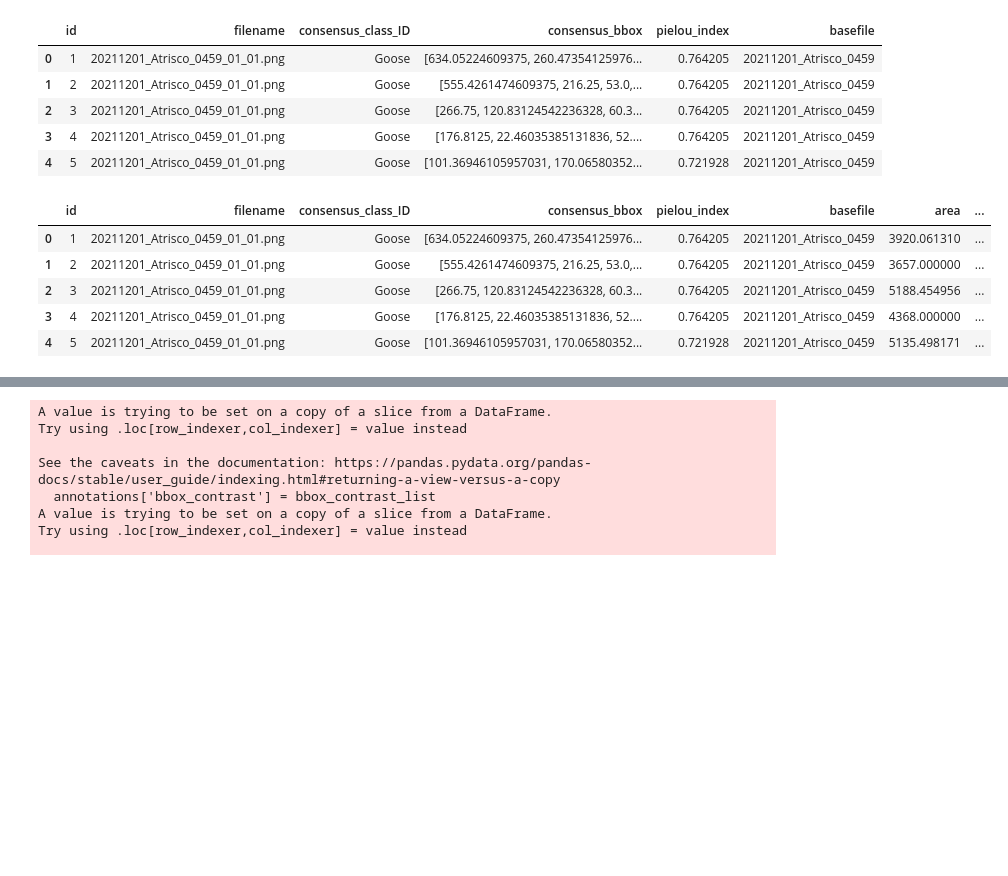
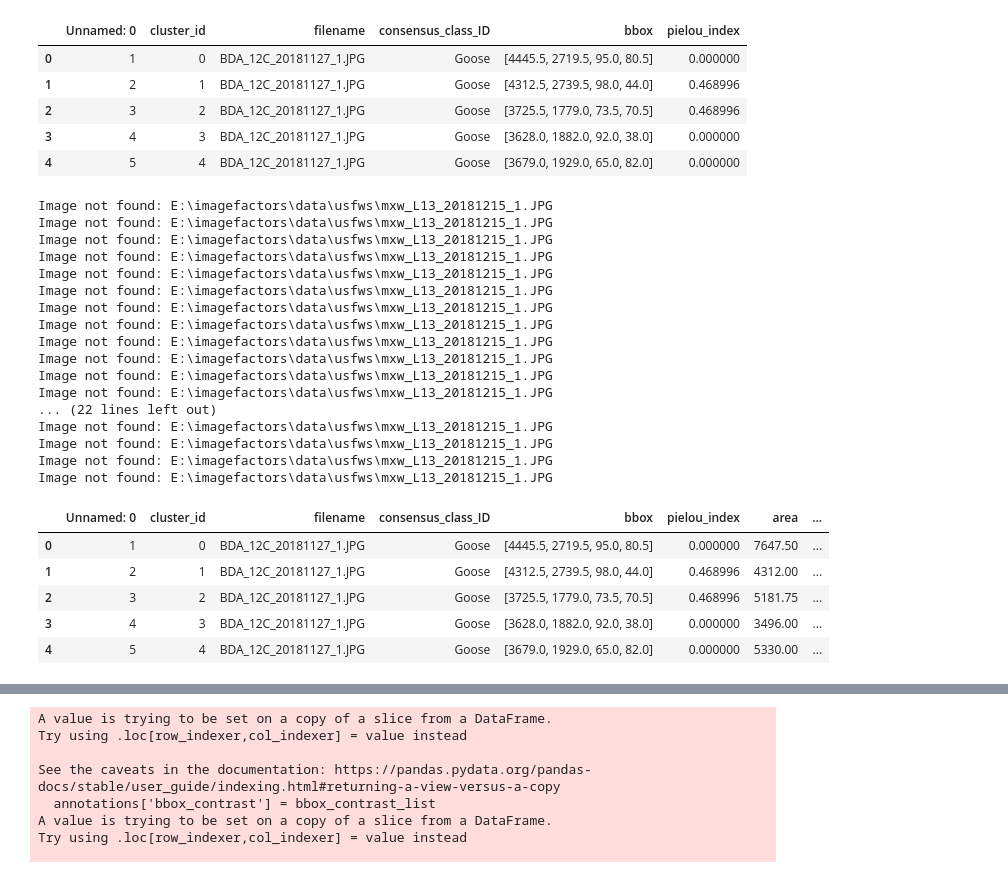
Before and after one commit to ASPIRE-collab/drones4ducks-optimizing, a Jupyter notebook: utils/texture/annotationfactors_expert.ipynb, the cells around one changed output, grey strips where cells are left out. Cells and saved outputs as stored; diff of their text form; code cells hidden in the pictures; blank space fills up the shorter version.

```diff
--- a/utils/texture/annotationfactors_expert.ipynb
+++ b/utils/texture/annotationfactors_expert.ipynb
@@ -10,34 +10,53 @@ import ast
 import numpy as np
 # %%
 #Analysis annotations
-path = "E:\\imagefactors\\data\\consensusLabels_agreementIndex.csv"
+path = "E:\\imagefactors\\data\\expertconsensusLabels_agreementIndex_Superclass.csv"
 with open(path) as f:
   df = pd.read_csv(f)
 
+#path = "E:\\imagefactors\\data\\expertconsensusLabels_agreementIndex_Spp.csv"
+#with open(path) as f:
+#  df = pd.read_csv(f)
+
 #Fixing how bounding boxes are read for the analysis labels
 def eval_bbox_refined(row):
-    if pd.notnull(row['consensus_bbox']):
-        return ast.literal_eval(row['consensus_bbox'])
+    if pd.notnull(row['bbox']):
+        return ast.literal_eval(row['bbox'])
     else:
         return None
 # Apply the function to the 'bbox_refined' column and save the results
-df['consensus_bbox'] = df.apply(eval_bbox_refined, axis=1)
-
-#Creating a base file column to match tiles to full images later
-df["basefile"] = [x[:-10] for x in df['filename']]
+df['bbox'] = df.apply(eval_bbox_refined, axis=1)
 
 df.head()
 # %% [output]
-|  | id | filename | consensus_class_ID | consensus_bbox | pielou_index | basefile |
-| 0 | 1 | 20211201_Atrisco_0459_01_01.png | Goose | [634.05224609375, 260.47354125976... | 0.764205 | 20211201_Atrisco_0459 |
-| 1 | 2 | 20211201_Atrisco_0459_01_01.png | Goose | [555.4261474609375, 216.25, 53.0,... | 0.764205 | 20211201_Atrisco_0459 |
-| 2 | 3 | 20211201_Atrisco_0459_01_01.png | Goose | [266.75, 120.83124542236328, 60.3... | 0.764205 | 20211201_Atrisco_0459 |
-| 3 | 4 | 20211201_Atrisco_0459_01_01.png | Goose | [176.8125, 22.46035385131836, 52.... | 0.764205 | 20211201_Atrisco_0459 |
-| 4 | 5 | 20211201_Atrisco_0459_01_01.png | Goose | [101.36946105957031, 170.06580352... | 0.721928 | 20211201_Atrisco_0459 |
+|  | Unnamed: 0 | cluster_id | filename | consensus_class_ID | bbox | pielou_index |
+| 0 | 1 | 0 | BDA_12C_20181127_1.JPG | Goose | [4445.5, 2719.5, 95.0, 80.5] | 0.000000 |
+| 1 | 2 | 1 | BDA_12C_20181127_1.JPG | Goose | [4312.5, 2739.5, 98.0, 44.0] | 0.468996 |
+| 2 | 3 | 2 | BDA_12C_20181127_1.JPG | Goose | [3725.5, 1779.0, 73.5, 70.5] | 0.468996 |
+| 3 | 4 | 3 | BDA_12C_20181127_1.JPG | Goose | [3628.0, 1882.0, 92.0, 38.0] | 0.000000 |
+| 4 | 5 | 4 | BDA_12C_20181127_1.JPG | Goose | [3679.0, 1929.0, 65.0, 82.0] | 0.000000 |
+# %%
+#IF RESUMING FROM A SAVED POINT
+path = "E:/imagefactors/data/expert_imagefactors_superclass.csv"
+with open(path) as f:
+  df = pd.read_csv(f)
+
+#path = "E:/imagefactors/data/expert_imagefactors_SPP.csv"
+#with open(path) as f:
+#  df = pd.read_csv(f)
+
+#Fixing how bounding boxes are read for the analysis labels
+def eval_bbox_refined(row):
+    if pd.notnull(row['consensus_bbox']):
+        return ast.literal_eval(row['consensus_bbox'])
+    else:
+        return None
+# Apply the function to the 'bbox_refined' column and save the results
+df['consensus_bbox'] = df.apply(eval_bbox_refined, axis=1)
 # %%
 #Calculate area of bboxes
 def calc_area(row):
-    bbox = row['consensus_bbox']
+    bbox = row['bbox']
     xmin, ymin, w, h = bbox
     return w * h
 
@@ -45,32 +64,49 @@ df['area'] = df.apply(calc_area, axis=1)
 # %%
 # Define a function to calculate percentage area
 def calculate_percentage_area(image_filename, bbox_area):
-    image_path = os.path.join("E:\\imagefactors\\data\\zooniverse", image_filename)
+    image_path = os.path.join("E:\\imagefactors\\data\\usfws", image_filename)
 
     try:
         image = Image.open(image_path)
     except FileNotFoundError:
         # Handle the case where the image is not found
         print(f"Image not found: {image_path}")
         return None  # You can return a special value, such as None, to indicate the image wasn't found
 
     image_width, image_height = image.size
     image_area = image_width * image_height
 
     percentage_area = (bbox_area / image_area) * 100
     return percentage_area
 
 # Calculate percentage area and add it as a new
 df['bbox_percent_area'] = df.apply(lambda row: calculate_percentage_area(row['filename'], row['area']), axis=1)
 
 df.head()
 # %% [output]
+Image not found: E:\imagefactors\data\usfws\mxw_L13_20181215_1.JPG
+Image not found: E:\imagefactors\data\usfws\mxw_L13_20181215_1.JPG
+Image not found: E:\imagefactors\data\usfws\mxw_L13_20181215_1.JPG
+Image not found: E:\imagefactors\data\usfws\mxw_L13_20181215_1.JPG
+Image not found: E:\imagefactors\data\usfws\mxw_L13_20181215_1.JPG
+Image not found: E:\imagefactors\data\usfws\mxw_L13_20181215_1.JPG
+Image not found: E:\imagefactors\data\usfws\mxw_L13_20181215_1.JPG
+Image not found: E:\imagefactors\data\usfws\mxw_L13_20181215_1.JPG
+Image not found: E:\imagefactors\data\usfws\mxw_L13_20181215_1.JPG
+Image not found: E:\imagefactors\data\usfws\mxw_L13_20181215_1.JPG
+Image not found: E:\imagefactors\data\usfws\mxw_L13_20181215_1.JPG
+Image not found: E:\imagefactors\data\usfws\mxw_L13_20181215_1.JPG
+... (22 lines left out)
+Image not found: E:\imagefactors\data\usfws\mxw_L13_20181215_1.JPG
+Image not found: E:\imagefactors\data\usfws\mxw_L13_20181215_1.JPG
+Image not found: E:\imagefactors\data\usfws\mxw_L13_20181215_1.JPG
+Image not found: E:\imagefactors\data\usfws\mxw_L13_20181215_1.JPG
-|  | id | filename | consensus_class_ID | consensus_bbox | pielou_index | basefile | area | ... |
-| 0 | 1 | 20211201_Atrisco_0459_01_01.png | Goose | [634.05224609375, 260.47354125976... | 0.764205 | 20211201_Atrisco_0459 | 3920.061310 | ... |
-| 1 | 2 | 20211201_Atrisco_0459_01_01.png | Goose | [555.4261474609375, 216.25, 53.0,... | 0.764205 | 20211201_Atrisco_0459 | 3657.000000 | ... |
-| 2 | 3 | 20211201_Atrisco_0459_01_01.png | Goose | [266.75, 120.83124542236328, 60.3... | 0.764205 | 20211201_Atrisco_0459 | 5188.454956 | ... |
-| 3 | 4 | 20211201_Atrisco_0459_01_01.png | Goose | [176.8125, 22.46035385131836, 52.... | 0.764205 | 20211201_Atrisco_0459 | 4368.000000 | ... |
-| 4 | 5 | 20211201_Atrisco_0459_01_01.png | Goose | [101.36946105957031, 170.06580352... | 0.721928 | 20211201_Atrisco_0459 | 5135.498171 | ... |
+|  | Unnamed: 0 | cluster_id | filename | consensus_class_ID | bbox | pielou_index | area | ... |
+| 0 | 1 | 0 | BDA_12C_20181127_1.JPG | Goose | [4445.5, 2719.5, 95.0, 80.5] | 0.000000 | 7647.50 | ... |
+| 1 | 2 | 1 | BDA_12C_20181127_1.JPG | Goose | [4312.5, 2739.5, 98.0, 44.0] | 0.468996 | 4312.00 | ... |
+| 2 | 3 | 2 | BDA_12C_20181127_1.JPG | Goose | [3725.5, 1779.0, 73.5, 70.5] | 0.468996 | 5181.75 | ... |
+| 3 | 4 | 3 | BDA_12C_20181127_1.JPG | Goose | [3628.0, 1882.0, 92.0, 38.0] | 0.000000 | 3496.00 | ... |
+| 4 | 5 | 4 | BDA_12C_20181127_1.JPG | Goose | [3679.0, 1929.0, 65.0, 82.0] | 0.000000 | 5330.00 | ... |
 # %%
 # % of targets of the same class in the same image, as the analysis target
 
```
Also changed, not shown: parts of 10 cells of this notebook.
